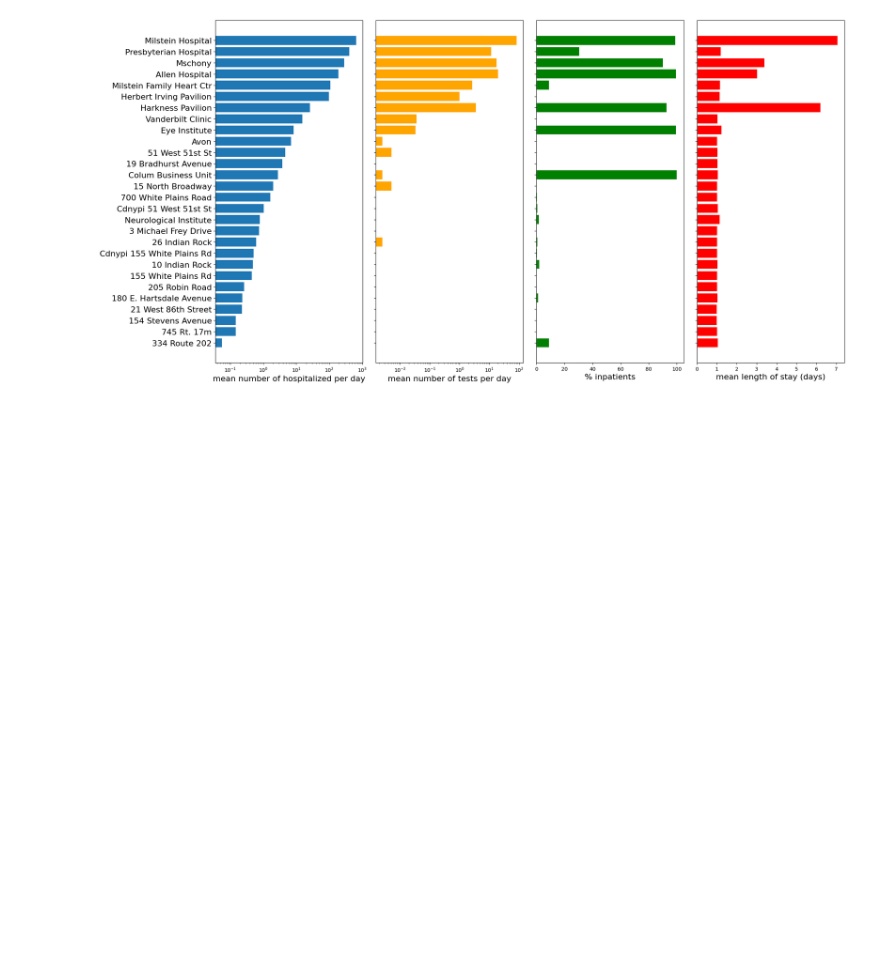
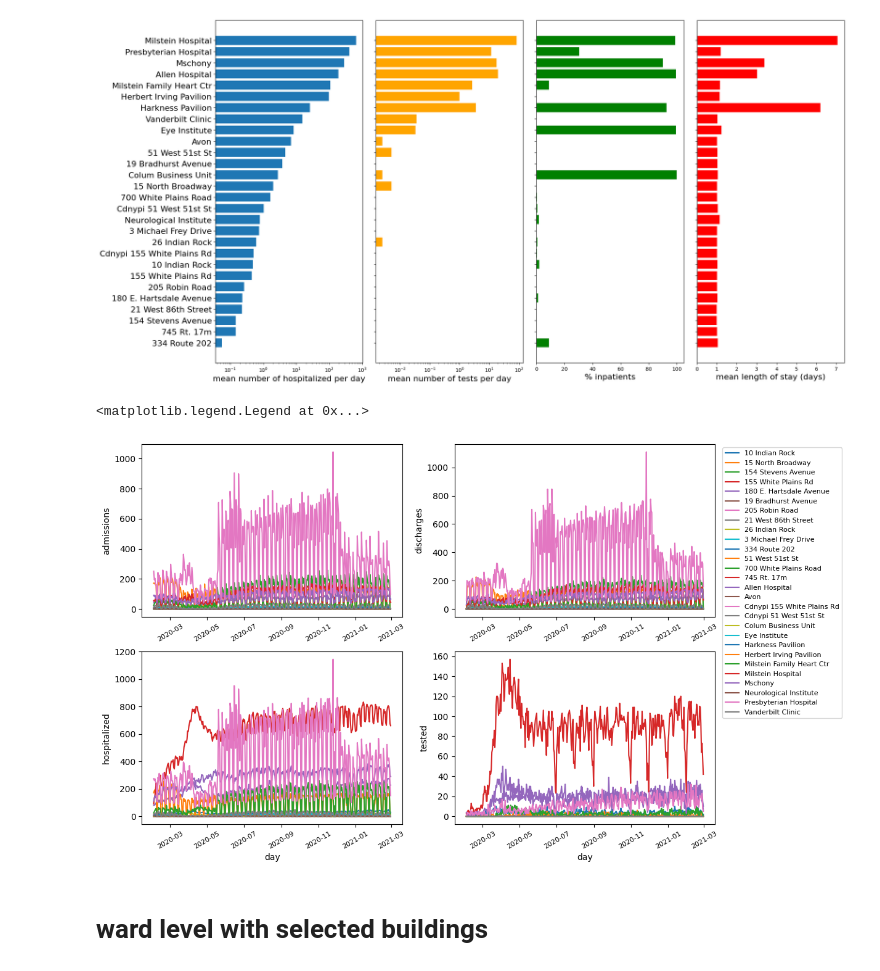
Before and after one commit to ChaosDonkey06/AMR_ABM2, a Jupyter notebook: metapop/CreateWardLevelMovement.ipynb, the cells around one changed output. Drawn from its saved outputs; the diff is of its cells as text; code cells hidden in the pictures; blank space fills up the shorter version.

Commit message:
updata movement data creation and anayses at ward level

```diff
--- a/metapop/CreateWardLevelMovement.ipynb
+++ b/metapop/CreateWardLevelMovement.ipynb
@@ -175,3 +175,31 @@ axes[3].set_xlabel('mean length of stay (days)',fontsize=16)
 # %% [output]
 Text(0.5, 80.7222222222222, 'mean length of stay (days)')
 [figure]
+# %%
+fig, axes = plt.subplots(figsize=(12,8), nrows=2, ncols=2)
+axes[0,0].plot(A.T)
+#axes[0,0].set_xlabel('day')
+axes[0,0].set_ylabel('admissions')
+axes[0,0].tick_params(axis='x', labelrotation = 30, labelsize=8)
+
+axes[0,1].plot(D.T)
+#axes[0,1].set_xlabel('day')
+axes[0,1].set_ylabel('discharges')
+axes[0,1].tick_params(axis='x', labelrotation = 30, labelsize=8)
+axes[1, 0].plot(H.T)
+
+axes[1, 0].set_xlabel('day')
+axes[1, 0].set_ylabel('hospitalized')
+axes[1, 0].tick_params(axis='x', labelrotation = 30, labelsize=8)
+
+axes[1,1].plot(tests.T)
+axes[1,1].set_xlabel('day')
+axes[1,1].set_ylabel('tested')
+axes[1,1].tick_params(axis='x', labelrotation = 30, labelsize=8)
+
+axes[0, 1].legend(building_names, prop={'size': 8},loc='upper right', bbox_to_anchor=(1.5, 1.0))
+# %% [output]
+<matplotlib.legend.Legend at 0x...>
+[figure, added]
+# %% [markdown]
+# ward level with selected buildings
```
Also changed, not shown: parts of 1 cell of this notebook.
